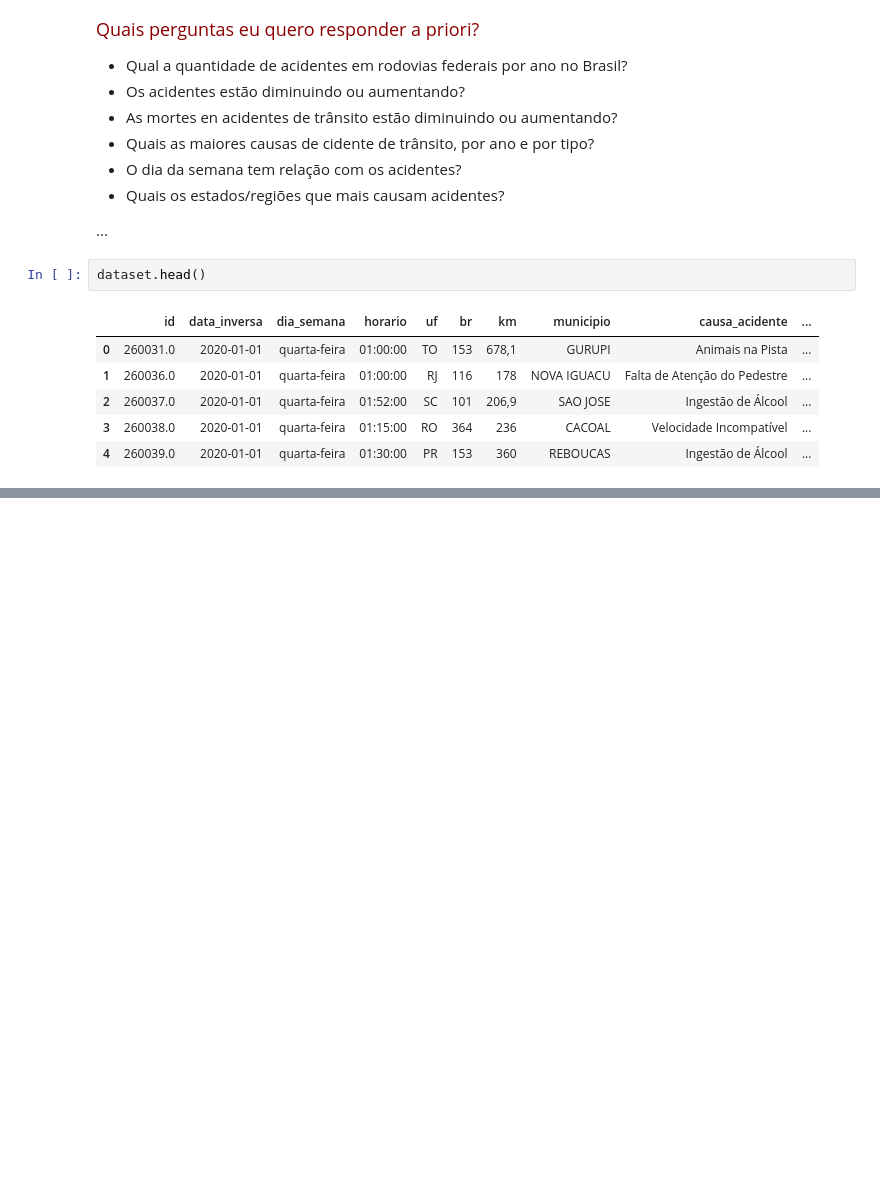
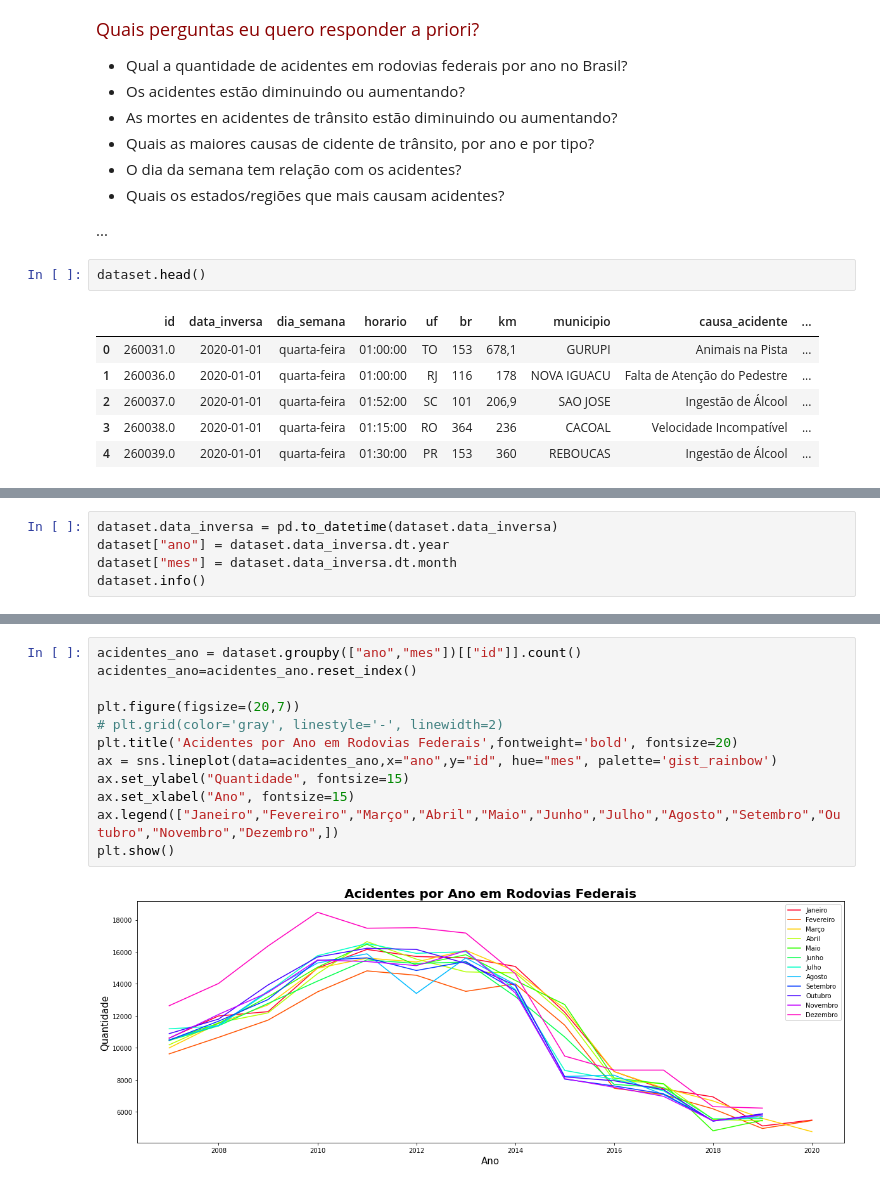
Before and after one commit to FelipeGBarreto/Projects, a Jupyter notebook: Acidentes_Rodovias_Federais.ipynb, the cells around one changed output, grey strips where cells are left out. Cells and saved outputs as stored; diff of their text form; blank space fills up the shorter version.

```diff
--- a/Acidentes_Rodovias_Federais.ipynb
+++ b/Acidentes_Rodovias_Federais.ipynb
@@ -105,0 +108,5 @@ dataset.head()
+# %%
+dataset.data_inversa = pd.to_datetime(dataset.data_inversa)
+dataset["ano"] = dataset.data_inversa.dt.year
+dataset["mes"] = dataset.data_inversa.dt.month
+dataset.info()
@@ -105,0 +138,14 @@ dataset.head()
+# %%
+acidentes_ano = dataset.groupby(["ano","mes"])[["id"]].count()
+acidentes_ano=acidentes_ano.reset_index()
+
+plt.figure(figsize=(20,7))
+# plt.grid(color='gray', linestyle='-', linewidth=2)
+plt.title('Acidentes por Ano em Rodovias Federais',fontweight='bold', fontsize=20)
+ax = sns.lineplot(data=acidentes_ano,x="ano",y="id", hue="mes", palette='gist_rainbow')
+ax.set_ylabel("Quantidade", fontsize=15)
+ax.set_xlabel("Ano", fontsize=15)
+ax.legend(["Janeiro","Fevereiro","Março","Abril","Maio","Junho","Julho","Agosto","Setembro","Outubro","Novembro","Dezembro",])
+plt.show()
+# %% [output]
+[figure, added]
```
Also changed, not shown: parts of 3 cells of this notebook.
